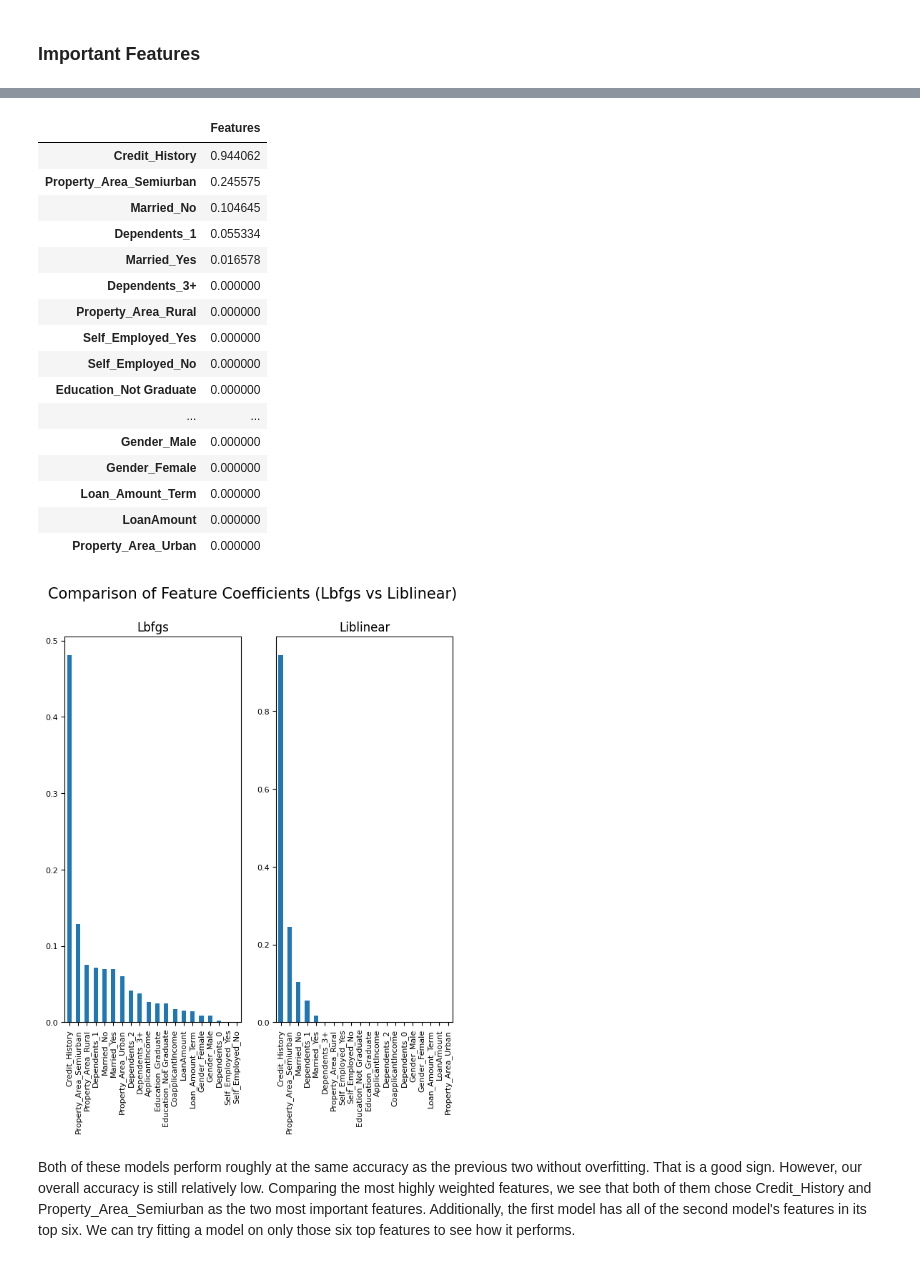
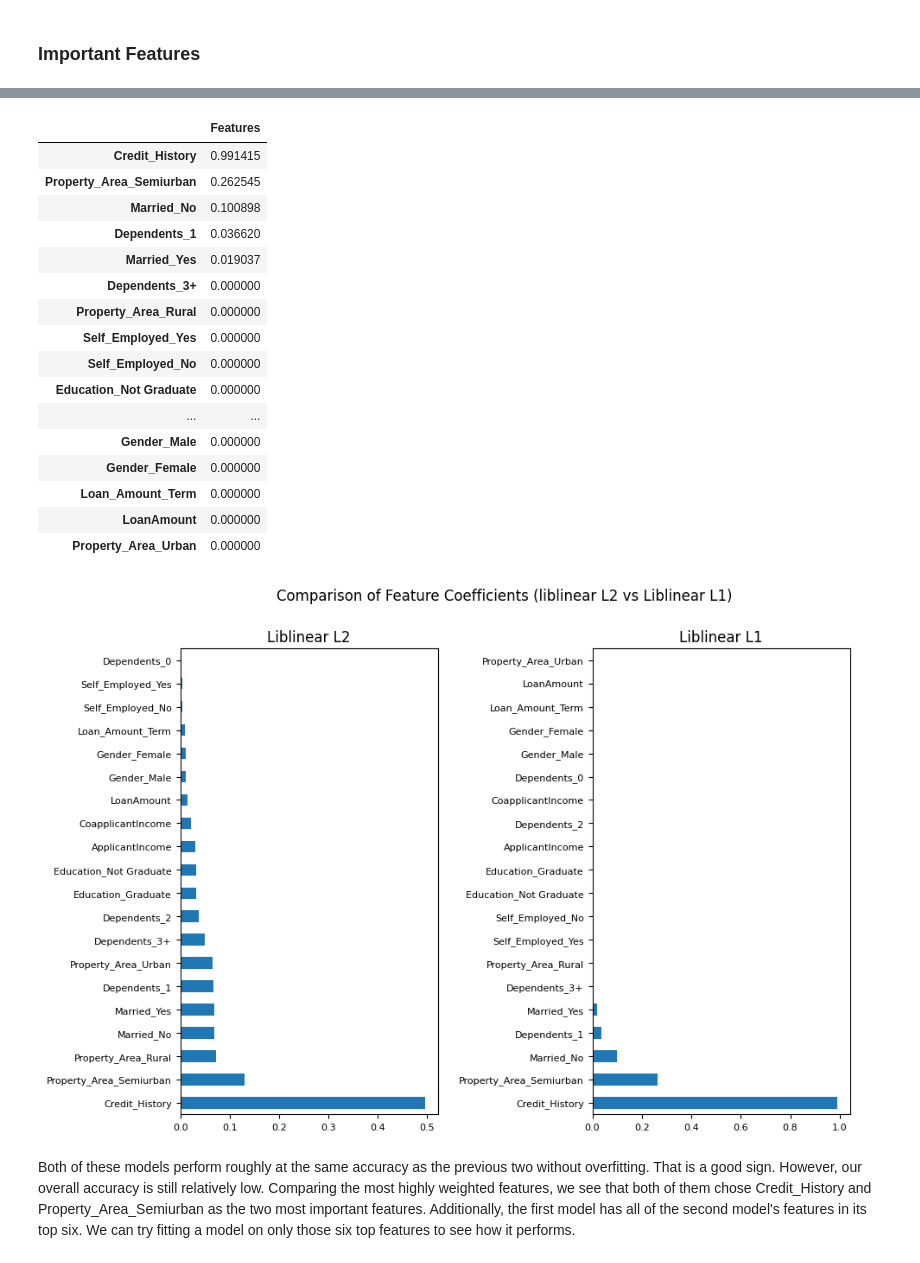
Before and after one commit to SLyubar/machinelearning, a Jupyter notebook: Final Project.ipynb, the cells around one changed output, grey strips where cells are left out. Drawn from its saved outputs; the diff is of its cells as text; code cells hidden in the pictures.

```diff
--- a/Final Project.ipynb
+++ b/Final Project.ipynb
@@ -549,9 +553,9 @@ clf4.best_params_, clf4.best_score_
 # %% [markdown]
 ### Verify Results Using the Test Set
 # %%
-lbfgs = LogisticRegression()
-lbfgs.set_params(**clf3.best_params_)
-lbfgs.get_params()
+liblinear2 = LogisticRegression()
+liblinear2.set_params(**clf3.best_params_)
+liblinear2.get_params()
 # %% [output]
 {'C': 0.01,
  'class_weight': None,
@@ -569,7 +573,7 @@ lbfgs.get_params()
  'verbose': 0,
  'warm_start': False}
 # %%
-lbfgs.fit(X_train2, y_train2)
+liblinear2.fit(X_train2, y_train2)
 # %% [output]
 LogisticRegression(C=0.01, max_iter=3000, random_state=42, solver='liblinear')
 # %%
@@ -586,8 +590,8 @@ This simplified model does not appear to be overfitting while maintaining a simi
 # %%
-liblinear2 = LogisticRegression()
-liblinear2.set_params(**clf4.best_params_)
-liblinear2.get_params()
-liblinear2.fit(X_train2, y_train2)
+liblinear3 = LogisticRegression()
+liblinear3.set_params(**clf4.best_params_)
+liblinear3.get_params()
+liblinear3.fit(X_train2, y_train2)
 # %% [output]
 LogisticRegression(C=0.1, max_iter=3000, penalty='l1', random_state=42,
                    solver='liblinear')
@@ -662,21 +666,21 @@ lbfgs_coef
 # %%
 # Create a dataframe that maps the feature names to the coefficients
-liblinear_coef = pd.DataFrame(data=abs(liblinear2.coef_), columns=short_features)
+liblinear_coef2 = pd.DataFrame(data=abs(liblinear3.coef_), columns=short_features)
 
 # Transpose the DF to make it easier to read
-liblinear_coef = liblinear_coef.T
-liblinear_coef.rename(columns={0:"Features"},inplace=True)
+liblinear_coef2 = liblinear_coef2.T
+liblinear_coef2.rename(columns={0:"Features"},inplace=True)
 
 # Sorting the top features by coefficient values
-liblinear_coef = liblinear_coef.sort_values(by="Features",ascending=False).head(20)
-liblinear_coef
+liblinear_coef2 = liblinear_coef2.sort_values(by="Features",ascending=False).head(20)
+liblinear_coef2
 # %% [output]
 |  | Features |
-| Credit_History | 0.944062 |
-| Property_Area_Semiurban | 0.245575 |
-| Married_No | 0.104645 |
-| Dependents_1 | 0.055334 |
-| Married_Yes | 0.016578 |
+| Credit_History | 0.991415 |
+| Property_Area_Semiurban | 0.262545 |
+| Married_No | 0.100898 |
+| Dependents_1 | 0.036620 |
+| Married_Yes | 0.019037 |
 | Dependents_3+ | 0.000000 |
 | Property_Area_Rural | 0.000000 |
 | Self_Employed_Yes | 0.000000 |
@@ -689,17 +693,20 @@ liblinear_coef
 | LoanAmount | 0.000000 |
 | Property_Area_Urban | 0.000000 |
 # %%
-# compare Lbfgs vs Liblinear feature weights
+# compare Liblinear L2 vs Liblinear L1 feature weights
 
 fig1, ((ax1, ax2)) = plt.subplots(nrows=1, ncols=2)
-fig1.suptitle('Comparison of Feature Coefficients (Lbfgs vs Liblinear)', fontsize=15)
+fig1.suptitle('Comparison of Feature Coefficients (liblinear L2 vs Liblinear L1)', fontsize=12)
 
-lbfgs_coef.plot(ax=ax1, kind="bar", figsize=(7,7), title="Lbfgs", legend=False, fontsize=8)
-liblinear_coef.plot(ax=ax2, kind="bar", figsize=(7,7), title="Liblinear", legend=False, fontsize=8)
+liblinear_coef.plot(ax=ax1, kind="barh", figsize=(10,7), title="Liblinear L2", legend=False, fontsize=8)
+liblinear_coef2.plot(ax=ax2, kind="barh", figsize=(10,7), title="Liblinear L1", legend=False, fontsize=8)
 
+plt.subplots_adjust(wspace=0.6)
+
+plt.savefig("logreg_features.png")
 plt.show()
 # %% [output]
-[figure, old version]
+[figure, new version]
 # %% [markdown]
 Both of these models perform roughly at the same accuracy as the previous two without overfitting. That is a good sign. However, our overall accuracy is still relatively low. Comparing the most highly weighted features, we see that both of them chose Credit_History and Property_Area_Semiurban as the two most important features. Additionally, the first model has all of the second model's features in its top six. We can try fitting a model on only those six top features to see how it performs.
 # %% [markdown]
```
Also changed, not shown: parts of 99 cells of this notebook.
